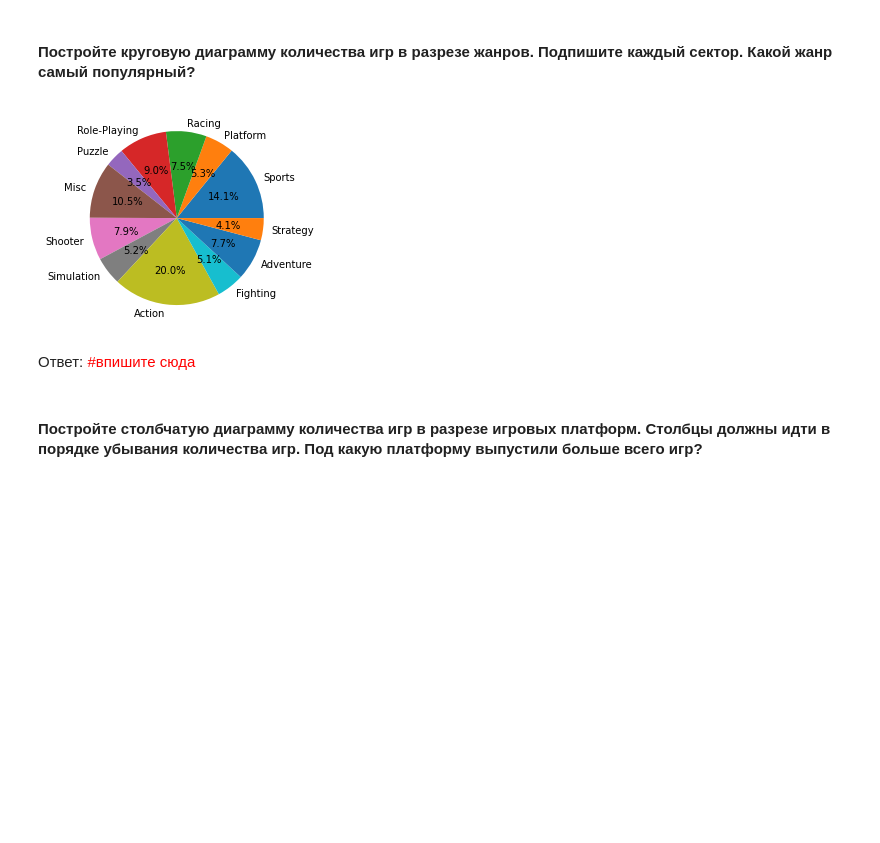
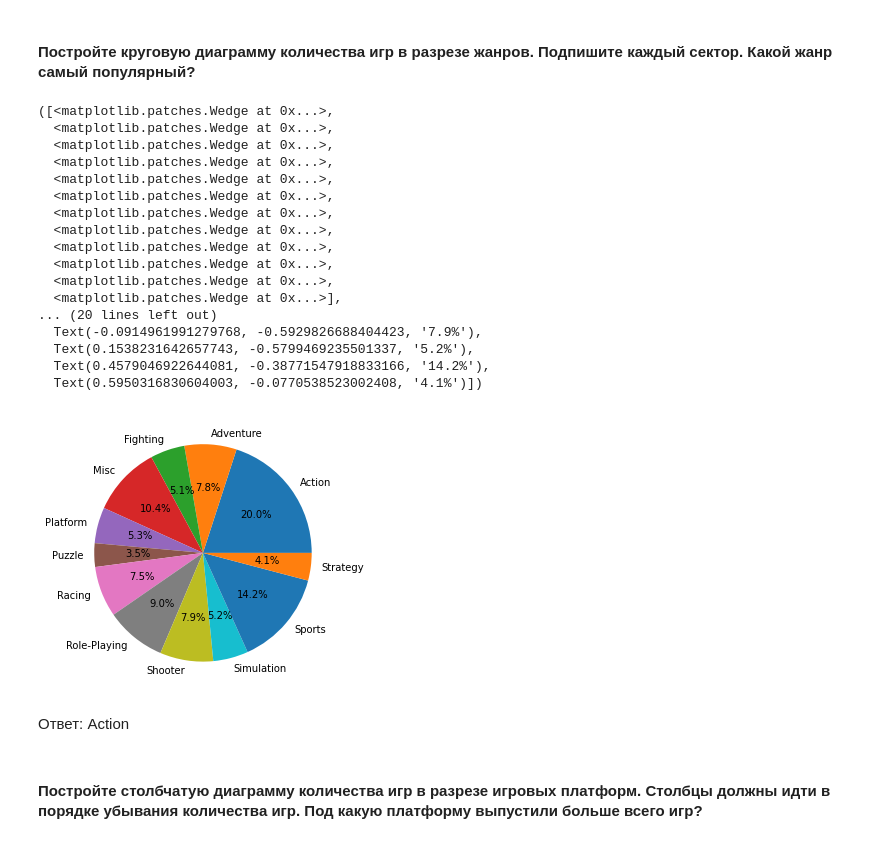
Before and after one commit to BubbleNeumann/University-tasks, a Jupyter notebook: sem3_Python_lab_3.ipynb, the cells around one changed output. Saved outputs shown, nothing was run; the diff lists cells and outputs as text; code cells hidden in the pictures; blank space fills up the shorter version.

```diff
--- a/sem3_Python_lab_3.ipynb
+++ b/sem3_Python_lab_3.ipynb
@@ -49,8 +34,6 @@ Requirement already satisfied: tomli>=1.0.0 in /usr/lib/python3.9/site-packages
 # %% [markdown]
 #### Загрузите данные в `pandas.DataFrame` и выведите первые и последние 15 строк.
 # %%
-df = pd.read_csv('sales.csv')
-df = pd.DataFrame(df)
-
-print(df.head(5), df.tail(5))
+df = pd.DataFrame(pd.read_csv('sales.csv'))
+print(df.head(15), df.tail(15))
 # %% [output]
@@ -112,19 +93,9 @@ float64
 Ответ: int64, object, object, float64, object, object, float64, float64, float64, float64, float64
 # %% [markdown]
 #### Оцените количество пропусков по каждому из признаков. Для числовых признаков заполните пропуски медианным значением, для прочих признаков удаляйте строки.
-# %%
-mean_values = {}
-for column_name in df.columns.tolist():
-    if df[column_name].dtype == df['Year'].dtype:
-        mean_values[column_name] = df[column_name].mean()
-
-mean_values['Year'] = int(mean_values['Year'])
-
-for index, row in df.iterrows():
-    for column_name in df.columns.tolist():
-        if not row[column_name]:
-            if column_name in mean_values.keys():
-                row[column_name] = mean_values[column_name]
-            elif df[column_name].dtype == df['Name'].dtype:
-                df.drop(index, inplace=True)
-                break
+# %%
+for column_name in df.columns.tolist():
+    print(column_name, df[column_name].isnull().sum())
+    if df[column_name].dtypes == float:
+        df[column_name] = df[column_name].fillna(df[column_name].mean())
+    df = df[df[column_name].notna()]
@@ -133,18 +116,30 @@ for index, row in df.iterrows():
 # %%
 %matplotlib inline
 
-genre_popularity = {}
-for index, row in df.iterrows():
-    genre_popularity[row['Genre']] = genre_popularity.get(row['Genre'], 0) + 1
-
-fig, ax = plt.subplots()
-ax.pie(genre_popularity.values(), labels=genre_popularity.keys(), autopct='%1.1f%%')
-
-plt.show()
+genre_popularity = df['Genre'].astype(str).value_counts().sort_index()
+fig, ax = plt.subplots(figsize=(5, 5))
+ax.pie(genre_popularity, labels=genre_popularity.index, autopct='%1.1f%%')
 # %% [output]
+([<matplotlib.patches.Wedge at 0x...>,
+  <matplotlib.patches.Wedge at 0x...>,
+  <matplotlib.patches.Wedge at 0x...>,
+  <matplotlib.patches.Wedge at 0x...>,
+  <matplotlib.patches.Wedge at 0x...>,
+  <matplotlib.patches.Wedge at 0x...>,
+  <matplotlib.patches.Wedge at 0x...>,
+  <matplotlib.patches.Wedge at 0x...>,
+  <matplotlib.patches.Wedge at 0x...>,
+  <matplotlib.patches.Wedge at 0x...>,
+  <matplotlib.patches.Wedge at 0x...>,
+  <matplotlib.patches.Wedge at 0x...>],
+... (20 lines left out)
+  Text(-0.0914961991279768, -0.5929826688404423, '7.9%'),
+  Text(0.1538231642657743, -0.5799469235501337, '5.2%'),
+  Text(0.4579046922644081, -0.38771547918833166, '14.2%'),
+  Text(0.5950316830604003, -0.0770538523002408, '4.1%')])
-[figure, old version]
+[figure, new version]
-# %% [markdown]
-Ответ: <span style="color:red">#впишите сюда</span>
+# %% [markdown]
+Ответ: Action
 # %% [markdown]
 #### Постройте столбчатую диаграмму количества игр в разрезе игровых платформ. Столбцы должны идти в порядке убывания количества игр. Под какую платформу выпустили больше всего игр?
 # %%
```
Also changed, not shown: parts of 29 cells of this notebook.
